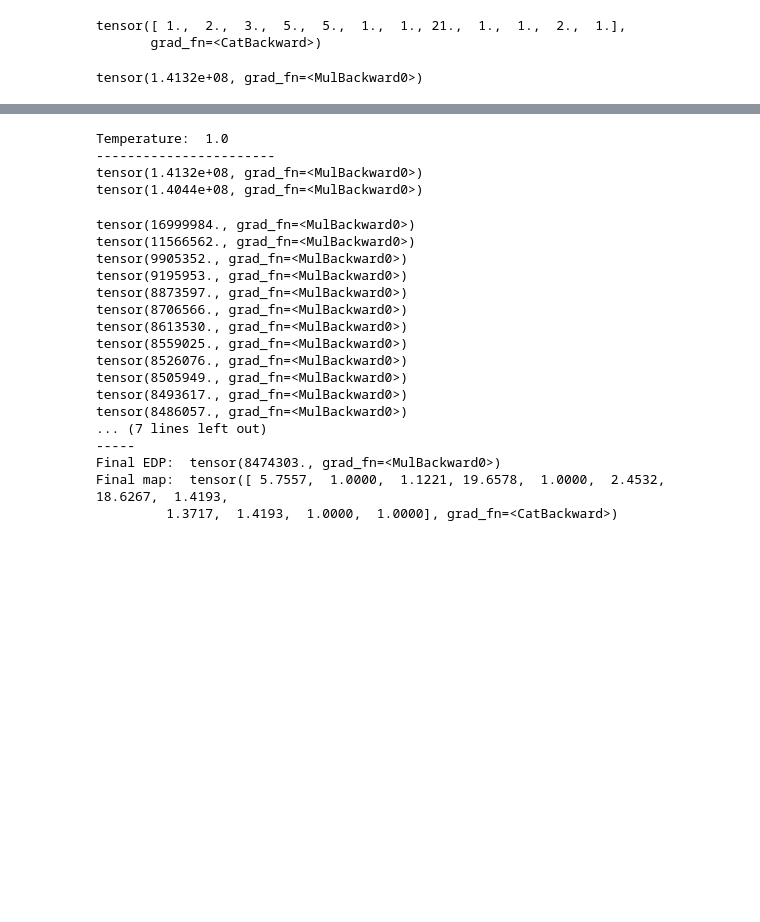
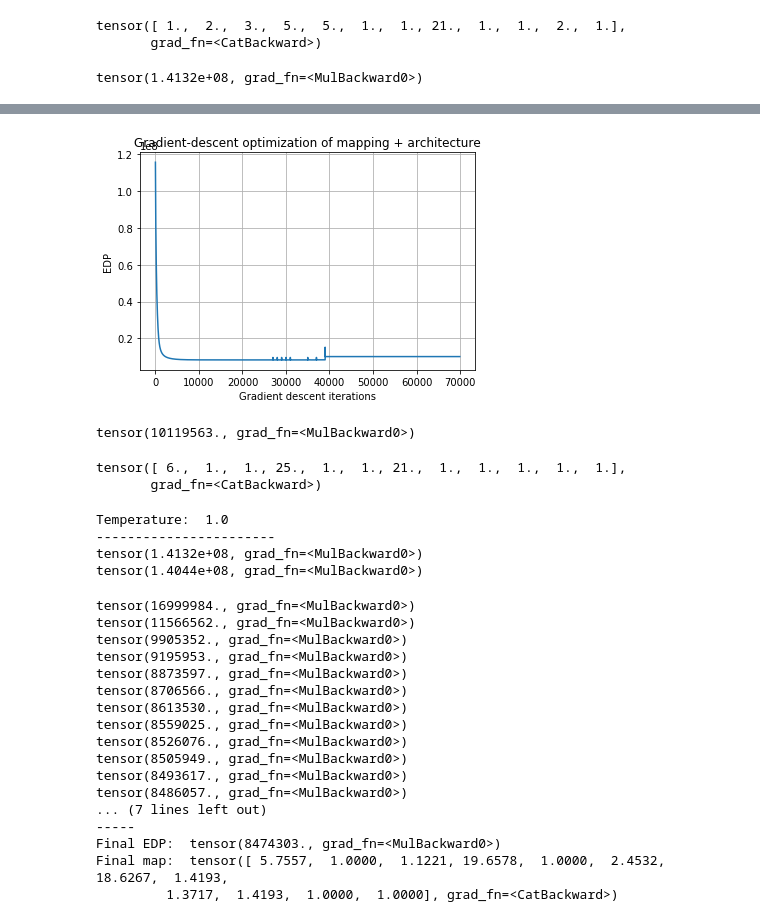
Before and after one commit to abf149/lab2-2022-abf149, a Jupyter notebook: workspace/lab2/archopt.ipynb, the cells around one changed output, grey strips where cells are left out. Drawn from its saved outputs; the diff is of its cells as text; code cells hidden in the pictures; blank space fills up the shorter version.

```diff
--- a/workspace/lab2/archopt.ipynb
+++ b/workspace/lab2/archopt.ipynb
@@ -400,3 +474,21 @@ tensor(1.4132e+08, grad_fn=<MulBackward0>)
+# %%
+fig = plt.figure()
+plt.plot(edp_list)
+plt.xlabel("Gradient descent iterations")
+plt.ylabel("EDP")
+plt.title("Gradient-descent optimization of mapping + architecture")
+plt.grid("on")
+# %% [output]
+[figure, added]
+# %%
+net(T)
+# %% [output]
+tensor(10119563., grad_fn=<MulBackward0>)
+# %%
+net.calcMap(T)
+# %% [output]
+tensor([ 6.,  1.,  1., 25.,  1.,  1., 21.,  1.,  1.,  1.,  1.,  1.],
+       grad_fn=<CatBackward>)
 # %%
 T = torch.tensor([1.0])
 print("Temperature: ", T.item())
```
Also changed, not shown: parts of 1 cell of this notebook.
